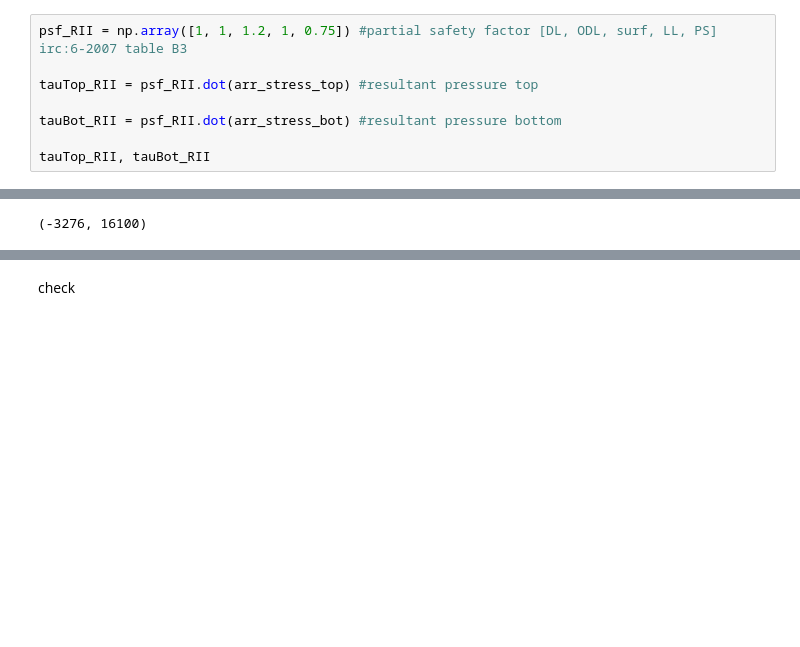
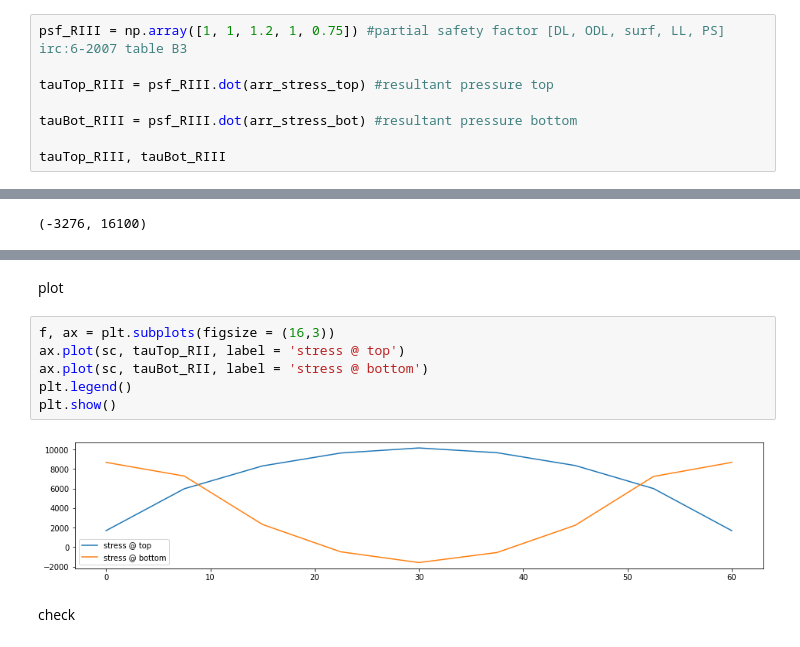
Before and after one commit to Rawrr-123/PSC_bridge, a Jupyter notebook: prestressed.ipynb, the cells around one changed output, grey strips where cells are left out. Saved outputs shown, nothing was run; the diff lists cells and outputs as text; blank space fills up the shorter version.

```diff
--- a/prestressed.ipynb
+++ b/prestressed.ipynb
@@ -423,11 +541,11 @@ bottom ok
 # %% [markdown]
 RII = DL + ODL + 1.2*Surf + LL + PS@25%loss
 # %%
-psf_RII = np.array([1, 1, 1.2, 1, 0.75]) #partial safety factor [DL, ODL, surf, LL, PS] irc:6-2007 table B3
+psf_RIII = np.array([1, 1, 1.2, 1, 0.75]) #partial safety factor [DL, ODL, surf, LL, PS] irc:6-2007 table B3
 
-tauTop_RII = psf_RII.dot(arr_stress_top) #resultant pressure top
+tauTop_RIII = psf_RIII.dot(arr_stress_top) #resultant pressure top
 
-tauBot_RII = psf_RII.dot(arr_stress_bot) #resultant pressure bottom
+tauBot_RIII = psf_RIII.dot(arr_stress_bot) #resultant pressure bottom
 
-tauTop_RII, tauBot_RII
+tauTop_RIII, tauBot_RIII
 # %% [output]
@@ -449,3 +576,13 @@ tauTop_perm, tauBot_perm
+# %% [markdown]
+plot
+# %%
+f, ax = plt.subplots(figsize = (16,3))
+ax.plot(sc, tauTop_RII, label = 'stress @ top')
+ax.plot(sc, tauBot_RII, label = 'stress @ bottom')
+plt.legend()
+plt.show()
+# %% [output]
+[figure, added]
 # %% [markdown]
 check
 # %%
```
Also changed, not shown: parts of 63 cells of this notebook, 16 other files.
